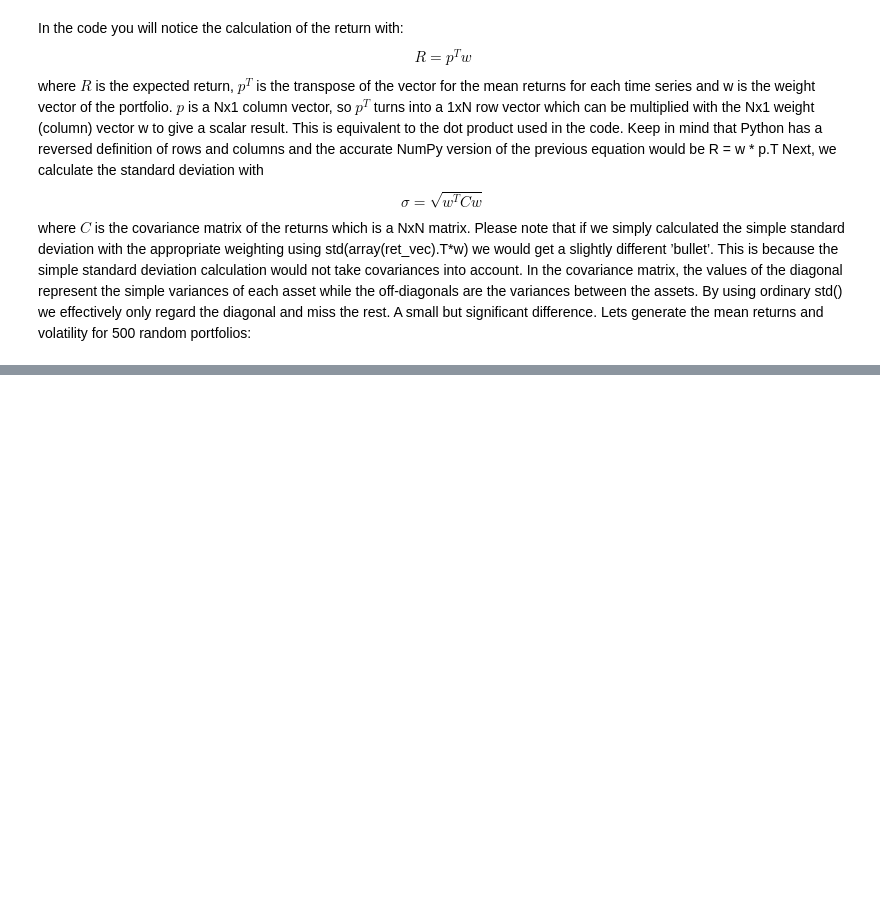
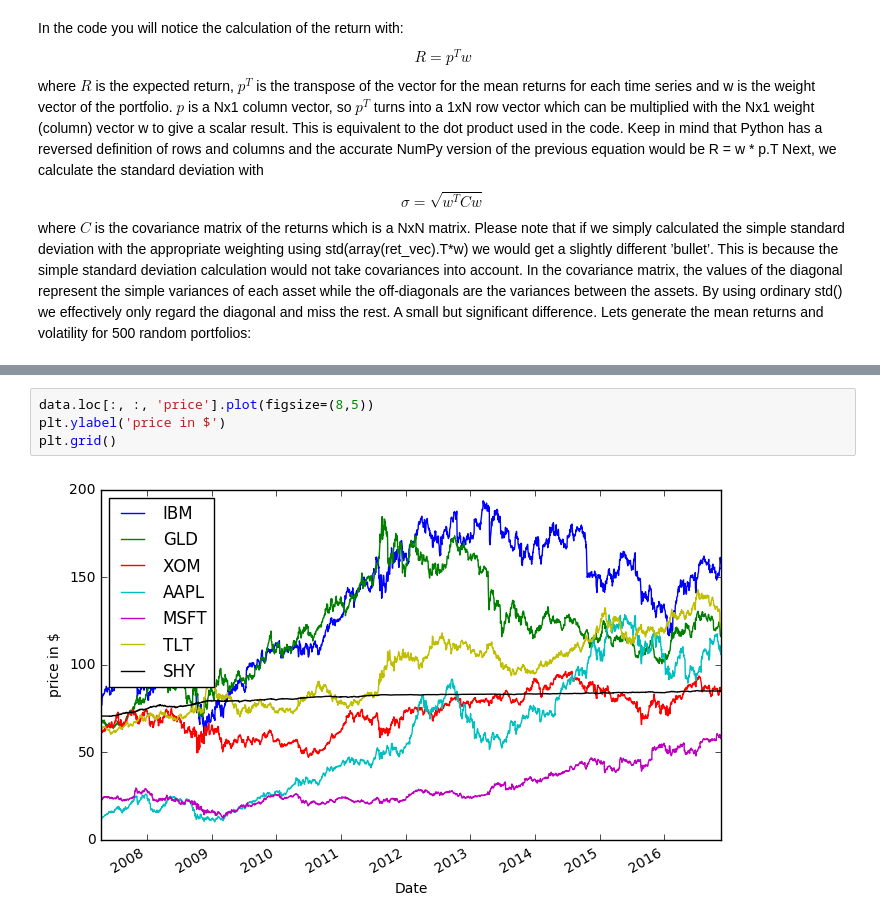
Before and after one commit to arkilic/notebooks, a Jupyter notebook: Modern Portfolio Theory-- Markowitz Optimization and efficiency frontier.ipynb, the cells around one changed output, grey strips where cells are left out. Drawn from its saved outputs; the diff is of its cells as text; blank space fills up the shorter version.

```diff
--- a/Modern Portfolio Theory-- Markowitz Optimization and efficiency frontier.ipynb
+++ b/Modern Portfolio Theory-- Markowitz Optimization and efficiency frontier.ipynb
@@ -188,2 +189,8 @@ The zipline module is not an IPython extension.
+# %%
+data.loc[:, :, 'price'].plot(figsize=(8,5))
+plt.ylabel('price in $')
+plt.grid()
+# %% [output]
+[figure, added]
 # %%
 import zipline
```
Also changed, not shown: parts of 19 cells of this notebook.
